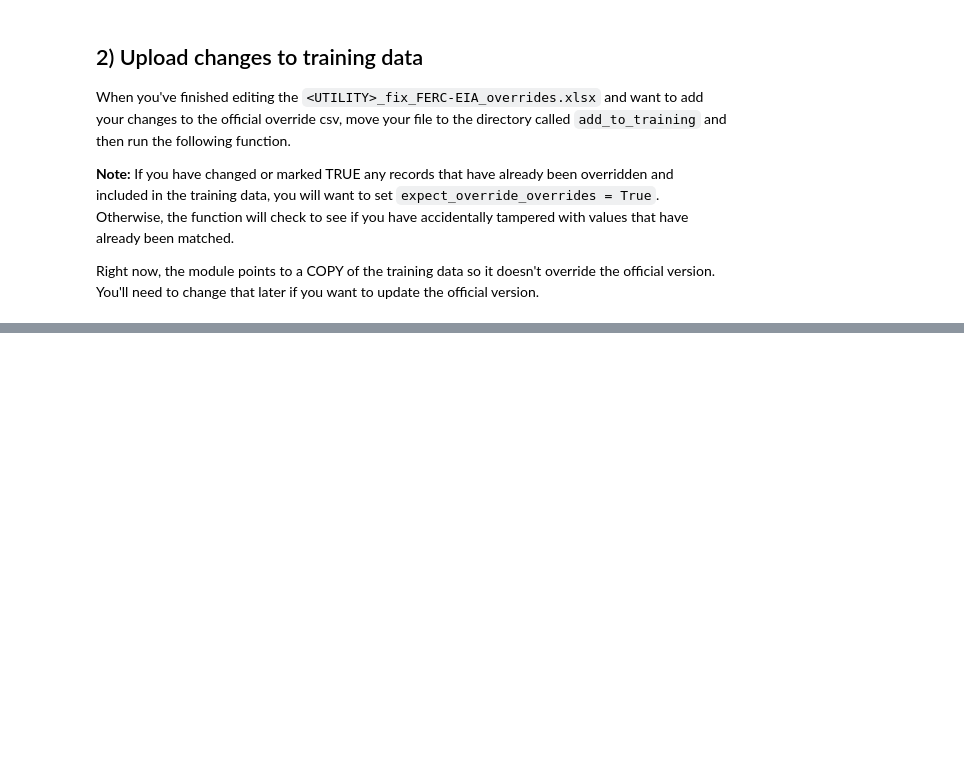
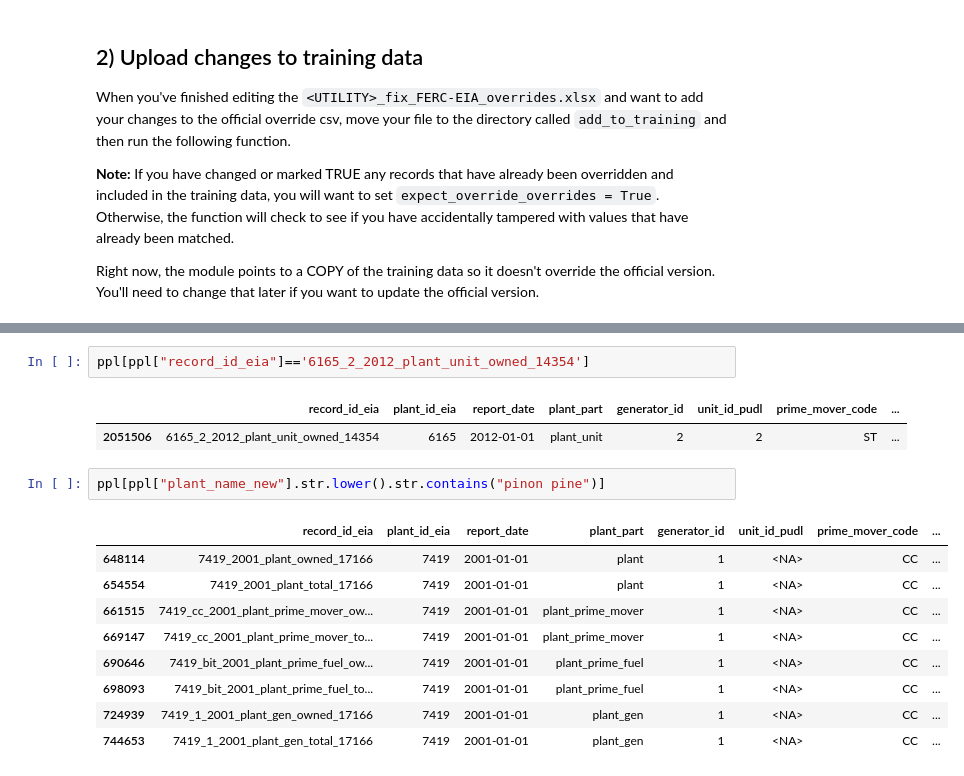
Before and after one commit to catalyst-cooperative/rmi-ferc1-eia, a Jupyter notebook: notebooks/make_overrides.ipynb, the cells around one changed output, grey strips where cells are left out. Saved outputs shown, nothing was run; the diff lists cells and outputs as text; blank space fills up the shorter version.

```diff
--- a/notebooks/make_overrides.ipynb
+++ b/notebooks/make_overrides.ipynb
@@ -88,0 +198,17 @@ Right now, the module points to a COPY of the training data so it doesn't overri
+# %%
+ppl[ppl["record_id_eia"]=='6165_2_2012_plant_unit_owned_14354']
+# %% [output]
+|  | record_id_eia | plant_id_eia | report_date | plant_part | generator_id | unit_id_pudl | prime_mover_code | ... |
+| 2051506 | 6165_2_2012_plant_unit_owned_14354 | 6165 | 2012-01-01 | plant_unit | 2 | 2 | ST | ... |
+# %%
+ppl[ppl["plant_name_new"].str.lower().str.contains("pinon pine")]
+# %% [output]
+|  | record_id_eia | plant_id_eia | report_date | plant_part | generator_id | unit_id_pudl | prime_mover_code | ... |
+| 648114 | 7419_2001_plant_owned_17166 | 7419 | 2001-01-01 | plant | 1 | <NA> | CC | ... |
+| 654554 | 7419_2001_plant_total_17166 | 7419 | 2001-01-01 | plant | 1 | <NA> | CC | ... |
+| 661515 | 7419_cc_2001_plant_prime_mover_ow... | 7419 | 2001-01-01 | plant_prime_mover | 1 | <NA> | CC | ... |
+| 669147 | 7419_cc_2001_plant_prime_mover_to... | 7419 | 2001-01-01 | plant_prime_mover | 1 | <NA> | CC | ... |
+| 690646 | 7419_bit_2001_plant_prime_fuel_ow... | 7419 | 2001-01-01 | plant_prime_fuel | 1 | <NA> | CC | ... |
+| 698093 | 7419_bit_2001_plant_prime_fuel_to... | 7419 | 2001-01-01 | plant_prime_fuel | 1 | <NA> | CC | ... |
+| 724939 | 7419_1_2001_plant_gen_owned_17166 | 7419 | 2001-01-01 | plant_gen | 1 | <NA> | CC | ... |
+| 744653 | 7419_1_2001_plant_gen_total_17166 | 7419 | 2001-01-01 | plant_gen | 1 | <NA> | CC | ... |
```
Also changed, not shown: parts of 18 cells of this notebook, 1 other file.
